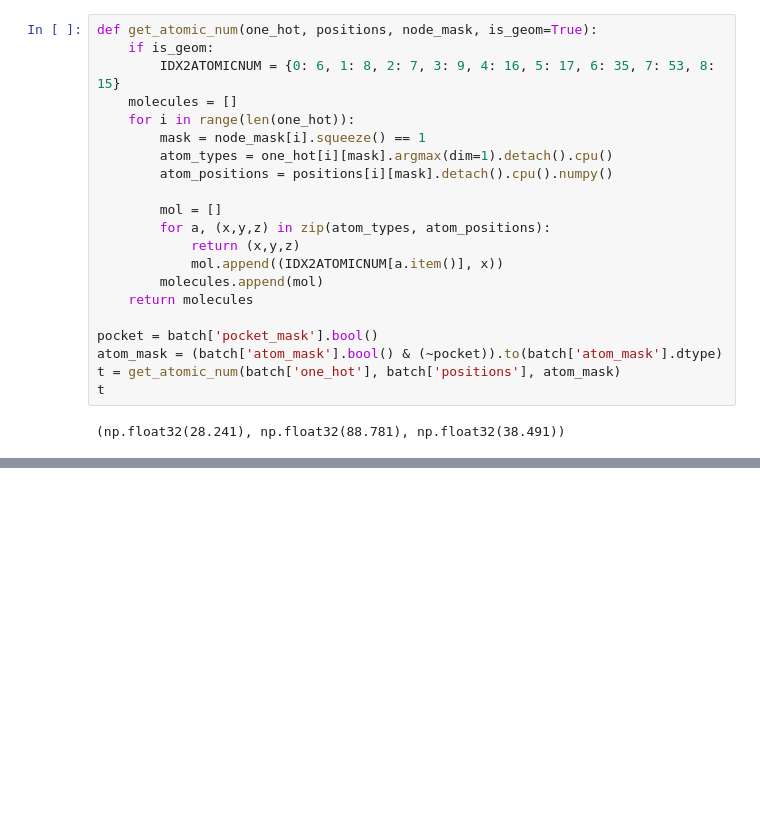
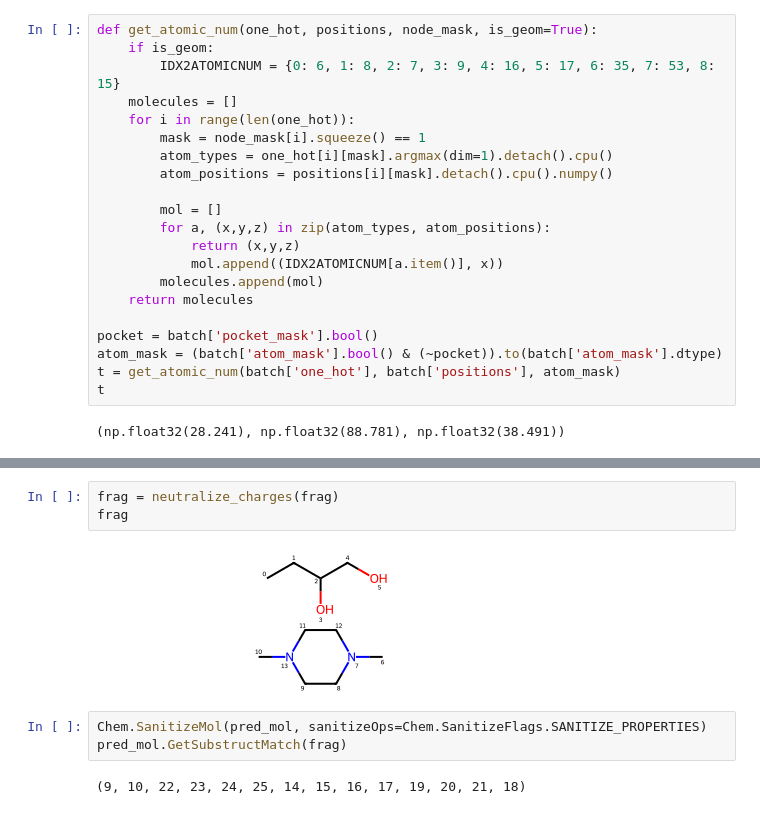
Before and after one commit to youqiao123/DiffLinker, a Jupyter notebook: debug.ipynb, the cells around one changed output, grey strips where cells are left out. Cells and saved outputs as stored; diff of their text form; blank space fills up the shorter version.

```diff
--- a/debug.ipynb
+++ b/debug.ipynb
@@ -217,0 +249,10 @@ IDX2ATOMICNUM = {0: 6, 1: 8, 2: 7, 3: 9, 4: 16, 5: 17, 6: 35, 7: 53, 8: 15}
+# %%
+frag = neutralize_charges(frag)
+frag
+# %% [output]
+[figure, added]
+# %%
+Chem.SanitizeMol(pred_mol, sanitizeOps=Chem.SanitizeFlags.SANITIZE_PROPERTIES)
+pred_mol.GetSubstructMatch(frag)
+# %% [output]
+(9, 10, 22, 23, 24, 25, 14, 15, 16, 17, 19, 20, 21, 18)
```
Also changed, not shown: parts of 14 cells of this notebook, 9 other files.
